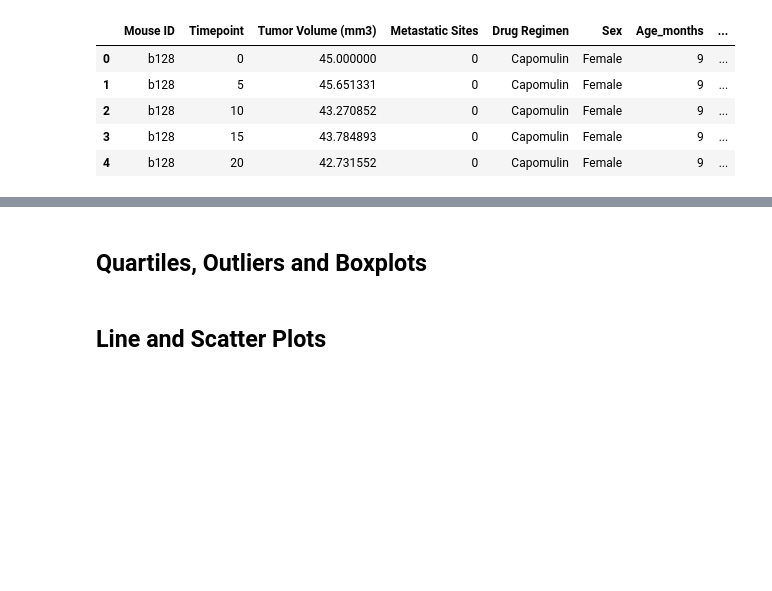
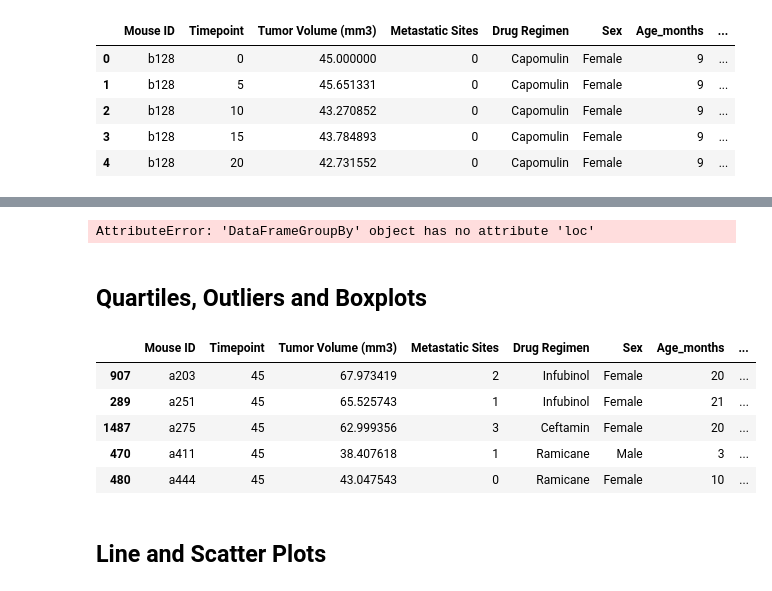
Before and after one commit to sjryandesigns/Matplotlib---Power-of-Plots, a Jupyter notebook: pymaceuticals_starter.ipynb, the cells around one changed output, grey strips where cells are left out. Saved outputs shown, nothing was run; the diff lists cells and outputs as text; code cells hidden in the pictures; blank space fills up the shorter version.

```diff
--- a/pymaceuticals_starter.ipynb
+++ b/pymaceuticals_starter.ipynb
@@ -285,0 +286,5 @@ Name: Drug Regimen, dtype: int64
+# %%
+last_time = mouse_id.loc[:, mouse_group["Timepoint"]==]
+last_time.head()
+# %% [output]
+AttributeError: 'DataFrameGroupBy' object has no attribute 'loc'
@@ -288,10 +295,22 @@ Name: Drug Regimen, dtype: int64
 # %%
 # Calculate the final tumor volume of each mouse across four of the treatment regimens:
 # Capomulin, Ramicane, Infubinol, and Ceftamin
+# treatments = ['Capomulin', 'Ramicane', 'Infubinol', 'Ceftamin']
+# treatment_df = clean_data[clean_data['Drug Regimen'].isin(treatments)]
+# treatment_df['Drug Regimen'].value_counts()
 
+treatment_df.head()
 # Start by getting the last (greatest) timepoint for each mouse
-
-
+# last_timepoint = treatment_df.loc[treatment_df.groupby('Mouse ID')['Timepoint'].agg(pd.Series.idxmax)]
+# sorted_df = last_timepoint.sort_values(["Drug Regimen", "Mouse ID", "Timepoint"], ascending=True)
+# last_timepoint.head().reset_index
 # Merge this group df with the original dataframe to get the tumor volume at the last timepoint
+# %% [output]
+|  | Mouse ID | Timepoint | Tumor Volume (mm3) | Metastatic Sites | Drug Regimen | Sex | Age_months | ... |
+| 907 | a203 | 45 | 67.973419 | 2 | Infubinol | Female | 20 | ... |
+| 289 | a251 | 45 | 65.525743 | 1 | Infubinol | Female | 21 | ... |
+| 1487 | a275 | 45 | 62.999356 | 3 | Ceftamin | Female | 20 | ... |
+| 470 | a411 | 45 | 38.407618 | 1 | Ramicane | Male | 3 | ... |
+| 480 | a444 | 45 | 43.047543 | 0 | Ramicane | Female | 10 | ... |
 # %%
 # Put treatments into a list for for loop (and later for plot labels)
```
Also changed, not shown: parts of 9 cells of this notebook, 2 other files.
